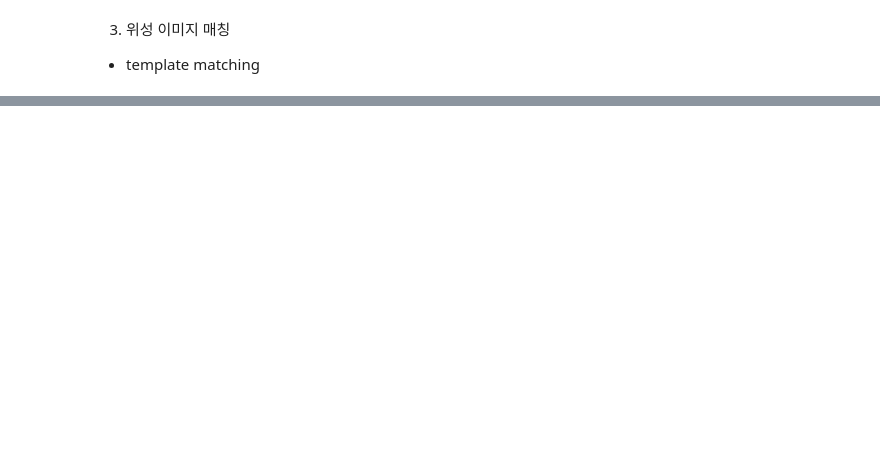
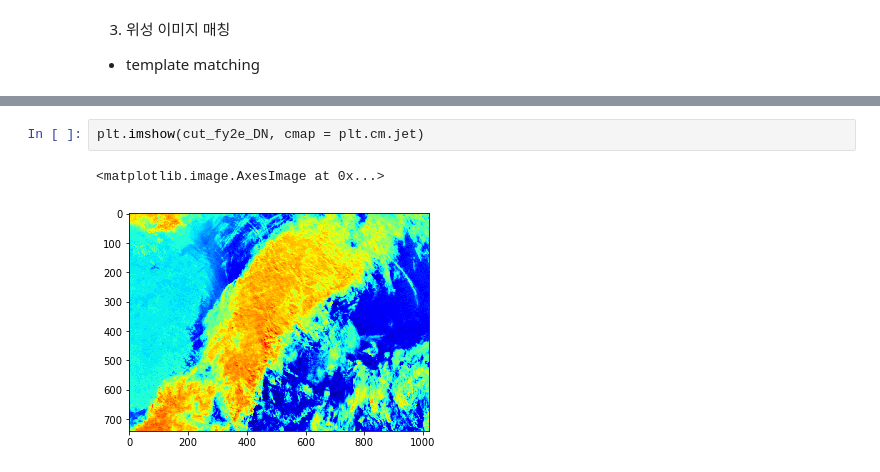
Before and after one commit to ektf1147/JUPYTER, a Jupyter notebook: code_dev/Dual_GEO_CTH_main.ipynb, the cells around one changed output, grey strips where cells are left out. Drawn from its saved outputs; the diff is of its cells as text; blank space fills up the shorter version.

```diff
--- a/code_dev/Dual_GEO_CTH_main.ipynb
+++ b/code_dev/Dual_GEO_CTH_main.ipynb
@@ -152,0 +155,5 @@ total time (): 3.653752326965332
+# %%
+plt.imshow(cut_fy2e_DN, cmap = plt.cm.jet)
+# %% [output]
+<matplotlib.image.AxesImage at 0x...>
+[figure, added]
```
Also changed, not shown: parts of 9 cells of this notebook.
